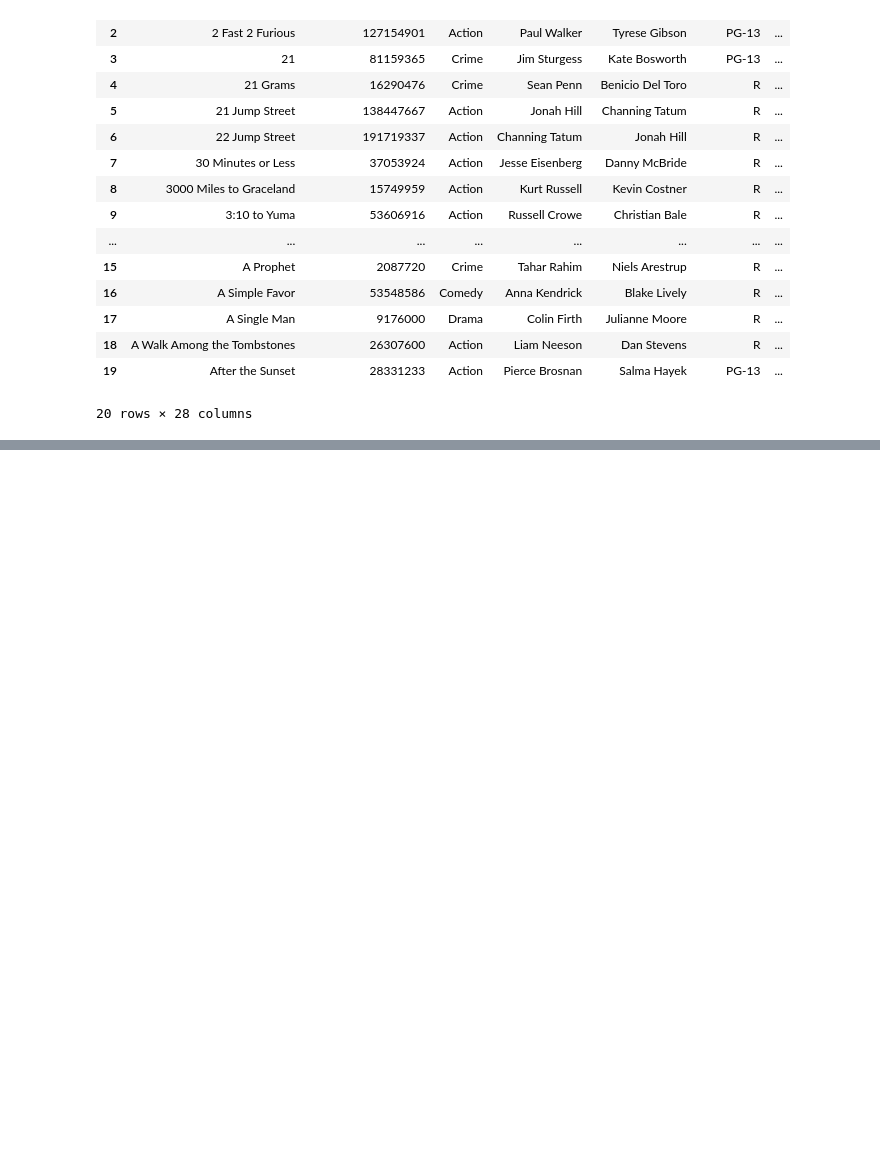
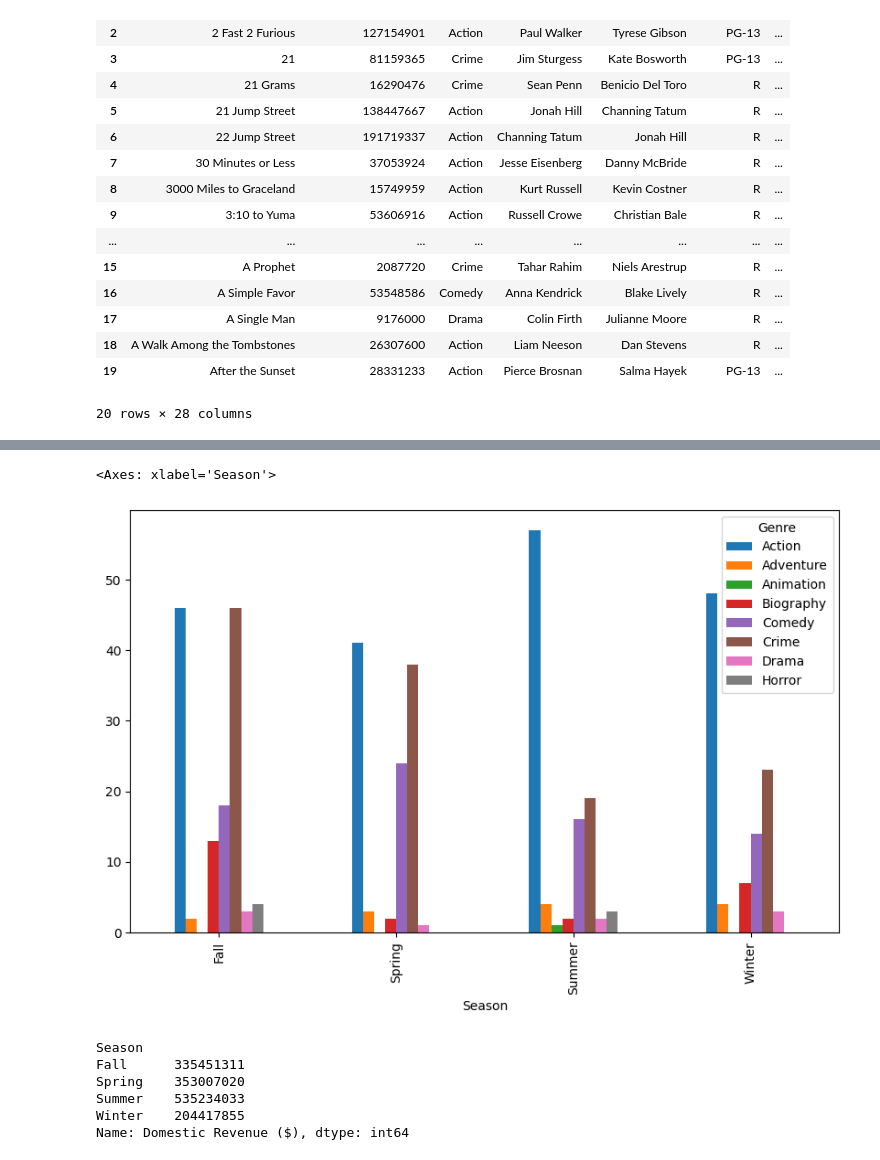
Before and after one commit to Armand57araujo/i-tickets, a Jupyter notebook: pythonnotebook.ipynb, the cells around one changed output, grey strips where cells are left out. Cells and saved outputs as stored; diff of their text form; code cells hidden in the pictures; blank space fills up the shorter version.

```diff
--- a/pythonnotebook.ipynb
+++ b/pythonnotebook.ipynb
@@ -2337,0 +2512,62 @@ merged_movies_weather_df.head(20)
+# %%
+import pandas as pd
+
+# Assuming 'Release Date' column is in datetime format:
+merged_movies_weather_df['Release Date'] = pd.to_datetime(merged_movies_weather_df['Release Date'])
+# If it's not, you need to convert it to datetime format first.
+
+# Function to extract season from date
+def get_season(date):
+    month = date.month
+    if 3 <= month <= 5:
+        return 'Spring'
+    elif 6 <= month <= 8:
+        return 'Summer'
+    elif 9 <= month <= 11:
+        return 'Fall'
+    else:
+        return 'Winter'
+
+# Apply the function to create a 'Season' column
+merged_movies_weather_df['Season'] = merged_movies_weather_df['Release Date'].apply(get_season)
+
+# Group by 'Season' and 'Genre' and count occurrences
+genre_frequency_by_season = merged_movies_weather_df.groupby(['Season', 'Genre'])['Genre'].count().unstack()
+
+# Plot the results
+genre_frequency_by_season.plot(kind='bar', figsize=(10, 6))
+# %% [output]
+<Axes: xlabel='Season'>
+[figure, added]
+# %%
+import pandas as pd
+
+# Assuming 'Release Date' column is in datetime format:
+merged_movies_weather_df['Release Date'] = pd.to_datetime(merged_movies_weather_df['Release Date'])
+# If it's not, you need to convert it to datetime format first.
+
+# Function to extract season from date
+def get_season(date):
+    month = date.month
+    if 3 <= month <= 5:
+        return 'Spring'
+    elif 6 <= month <= 8:
+        return 'Summer'
+    elif 9 <= month <= 11:
+        return 'Fall'
+    else:
+        return 'Winter'
+
+# Apply the function to create a 'Season' column
+merged_movies_weather_df['Season'] = merged_movies_weather_df['Release Date'].apply(get_season)
+
+# Group by 'Season' and get the maximum 'Domestic Revenue ($)'
+highest_revenue_by_season = merged_movies_weather_df.groupby('Season')['Domestic Revenue ($)'].max()
+highest_revenue_by_season
+# %% [output]
+Season
+Fall      335451311
+Spring    353007020
+Summer    535234033
+Winter    204417855
+Name: Domestic Revenue ($), dtype: int64
```
Also changed, not shown: parts of 32 cells of this notebook.
